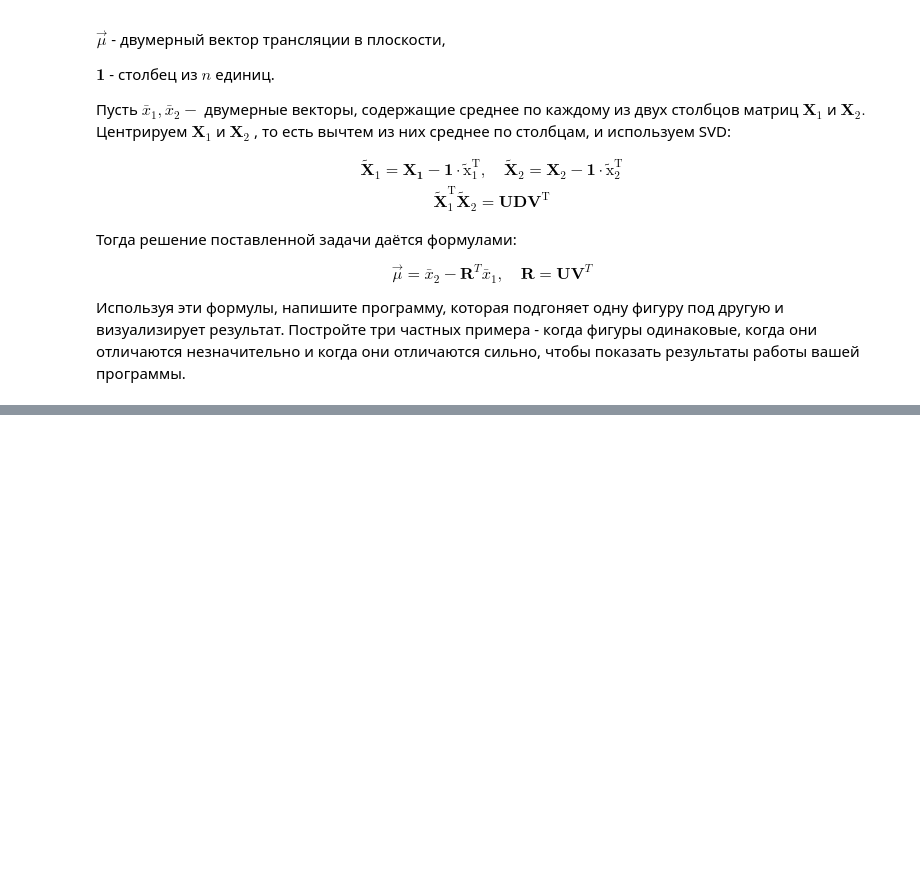
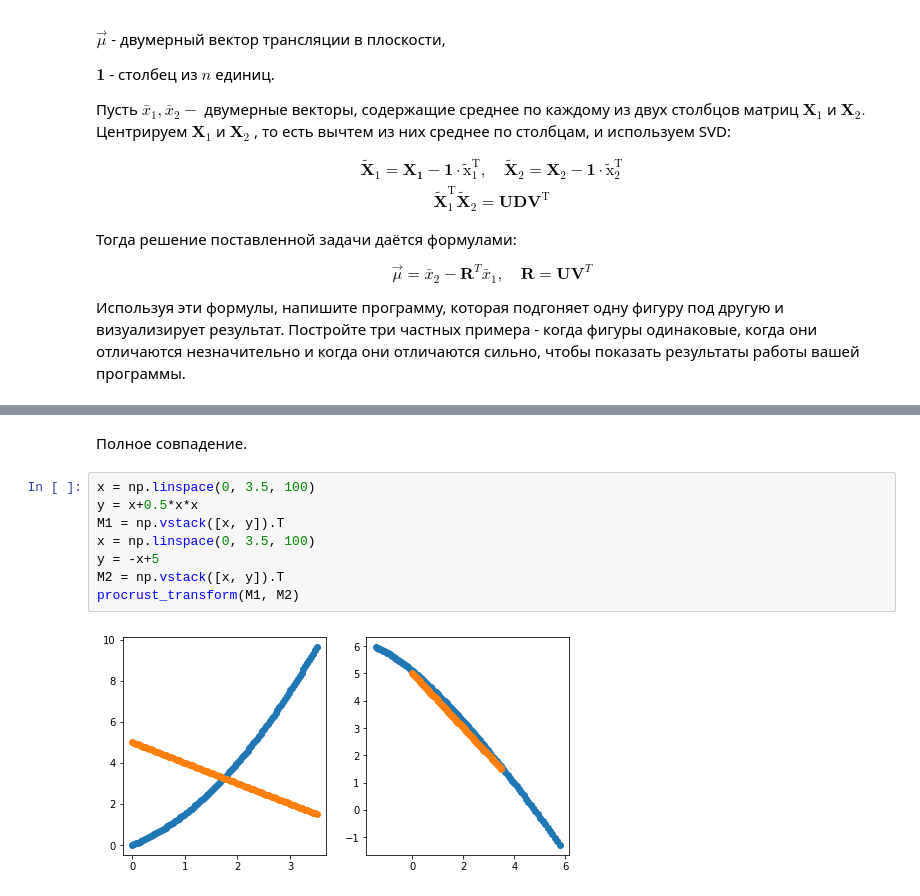
Before and after one commit to Andrew-Kot/Computational-Mathematics, a Jupyter notebook: B2.ipynb, the cells around one changed output, grey strips where cells are left out. Cells and saved outputs as stored; diff of their text form; blank space fills up the shorter version.

```diff
--- a/B2.ipynb
+++ b/B2.ipynb
@@ -136,0 +169,12 @@ $$
+# %% [markdown]
+Полное совпадение.
+# %%
+x = np.linspace(0, 3.5, 100)
+y = x+0.5*x*x
+M1 = np.vstack([x, y]).T
+x = np.linspace(0, 3.5, 100)
+y = -x+5
+M2 = np.vstack([x, y]).T
+procrust_transform(M1, M2)
+# %% [output]
+[figure, added]
```
Also changed, not shown: parts of 5 cells of this notebook.
